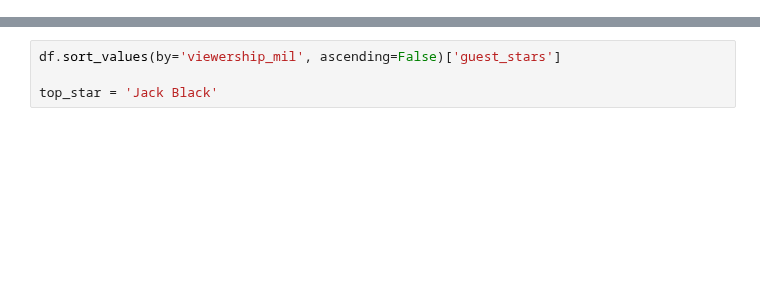
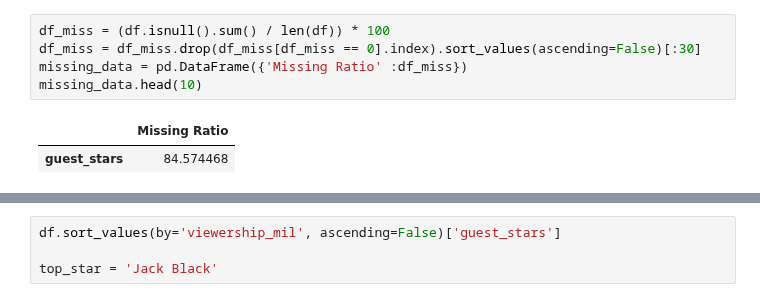
Before and after one commit to mattamx/Projects, a Jupyter notebook: DataCamp Projects/Investigating Netflix Movies and Guest Stars in The Office/notebook.ipynb, the cells around one changed output, grey strips where cells are left out. Saved outputs shown, nothing was run; the diff lists cells and outputs as text; blank space fills up the shorter version.

```diff
--- a/DataCamp Projects/Investigating Netflix Movies and Guest Stars in The Office/notebook.ipynb
+++ b/DataCamp Projects/Investigating Netflix Movies and Guest Stars in The Office/notebook.ipynb
@@ -31,0 +91,8 @@ df = pd.read_csv('datasets/office_episodes.csv')
+# %%
+df_miss = (df.isnull().sum() / len(df)) * 100
+df_miss = df_miss.drop(df_miss[df_miss == 0].index).sort_values(ascending=False)[:30]
+missing_data = pd.DataFrame({'Missing Ratio' :df_miss})
+missing_data.head(10)
+# %% [output]
+|  | Missing Ratio |
+| guest_stars | 84.574468 |
```
Also changed, not shown: parts of 12 cells of this notebook, 3 other files.
